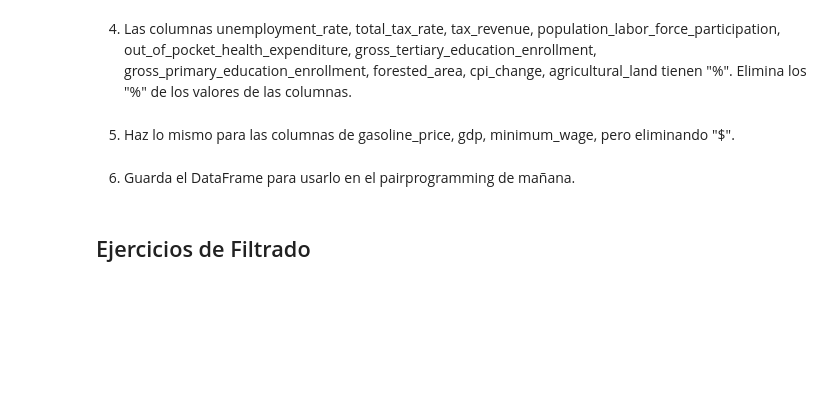
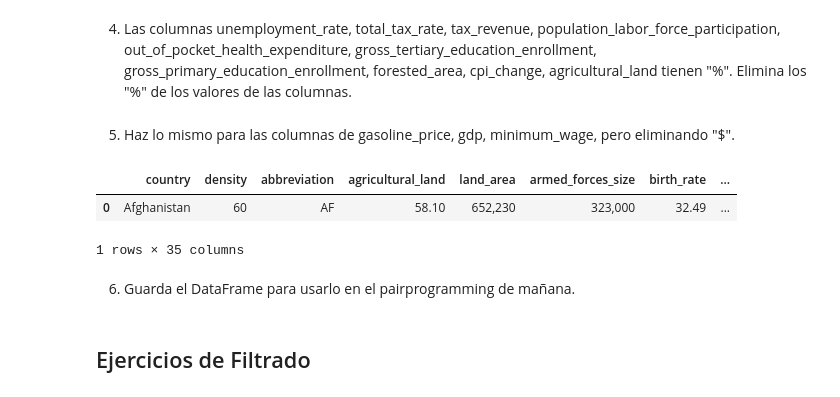
Before and after one commit to spinelf/PairProgramming_Modulo03_Transformando_datos, a Jupyter notebook: 04_promoH-modulo3-Union_y_limpieza-pairprogramming-Marga-Sil.ipynb, the cells around one changed output. Drawn from its saved outputs; the diff is of its cells as text; code cells hidden in the pictures; blank space fills up the shorter version.

```diff
--- a/04_promoH-modulo3-Union_y_limpieza-pairprogramming-Marga-Sil.ipynb
+++ b/04_promoH-modulo3-Union_y_limpieza-pairprogramming-Marga-Sil.ipynb
@@ -208,3 +231,9 @@ colum_limpias
 # %% [markdown]
 
 4. Las columnas unemployment_rate, total_tax_rate, tax_revenue, population_labor_force_participation, out_of_pocket_health_expenditure, gross_tertiary_education_enrollment, gross_primary_education_enrollment, forested_area, cpi_change, agricultural_land tienen "%". Elimina los "%" de los valores de las columnas.
+# %%
+# Elimina los "%" de los valores de las columnas.
+reemplazar = ["unemployment_rate", "total_tax_rate", "tax_revenue", "population_labor_force_participation", "out_of_pocket_health_expenditure", "gross_tertiary_education_enrollment", "gross_primary_education_enrollment", "forested_area", "cpi_change",   "agricultural_land"]
+
+for col in reemplazar:
+    df_wd_junto_copy[col] = df_wd_junto_copy[col].str.replace("%", "")
@@ -211,6 +242,18 @@ colum_limpias
 # %% [markdown]
 
 5. Haz lo mismo para las columnas de gasoline_price, gdp, minimum_wage, pero eliminando "$".
+# %%
+# 5. Haz lo mismo para las columnas de `gasoline_price`, `gdp`, `minimum_wage`, pero eliminando "$".
+reemplazar2 = ["gasoline_price", "gdp", "minimum_wage"]
+
+for col in reemplazar2:
+    df_wd_junto_copy[col] = df_wd_junto_copy[col].str.replace("$", "")
+# %%
+df_wd_junto_copy.head(1)
+# %% [output]
+|  | country | density | abbreviation | agricultural_land | land_area | armed_forces_size | birth_rate | ... |
+| 0 | Afghanistan | 60 | AF | 58.10 | 652,230 | 323,000 | 32.49 | ... |
+1 rows × 35 columns
 # %% [markdown]
 
 6. Guarda el DataFrame para usarlo en el pairprogramming de mañana.
```
Also changed, not shown: parts of 8 cells of this notebook, 2 other files.
